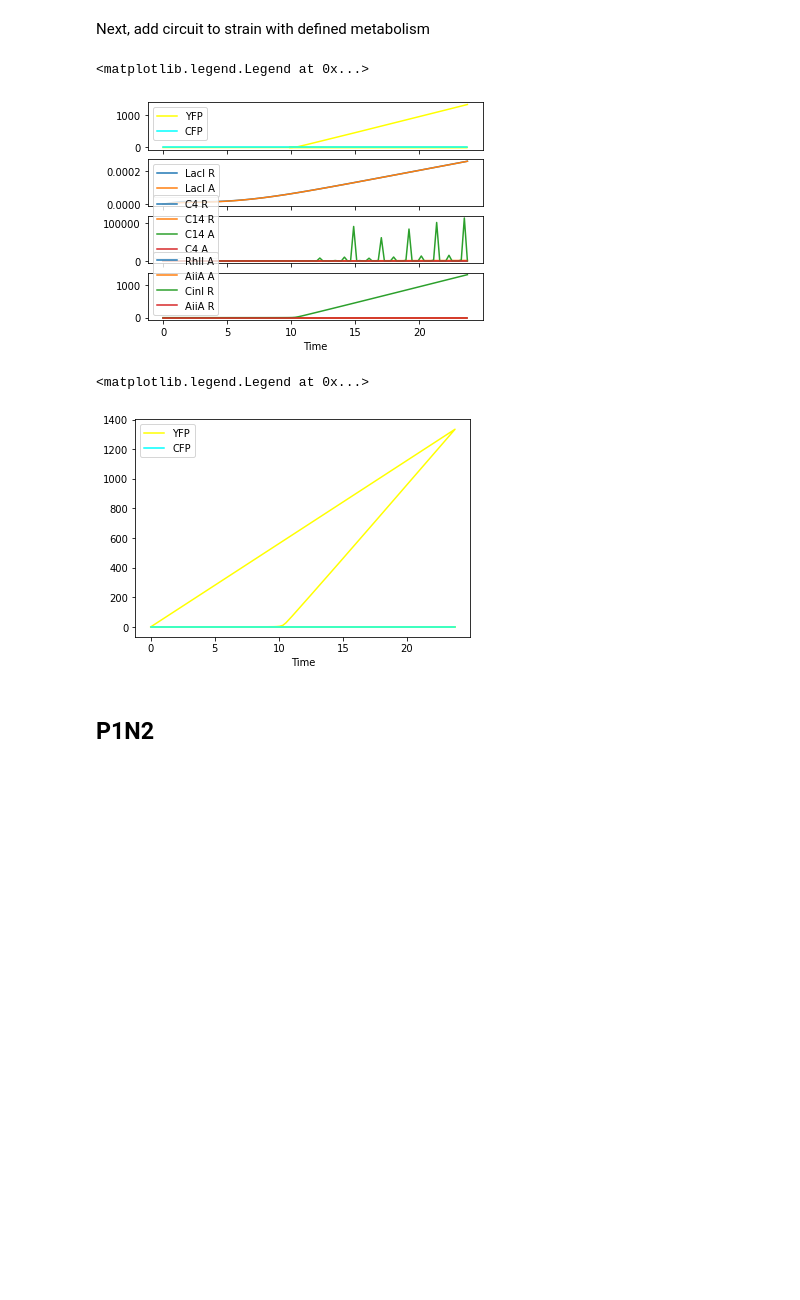
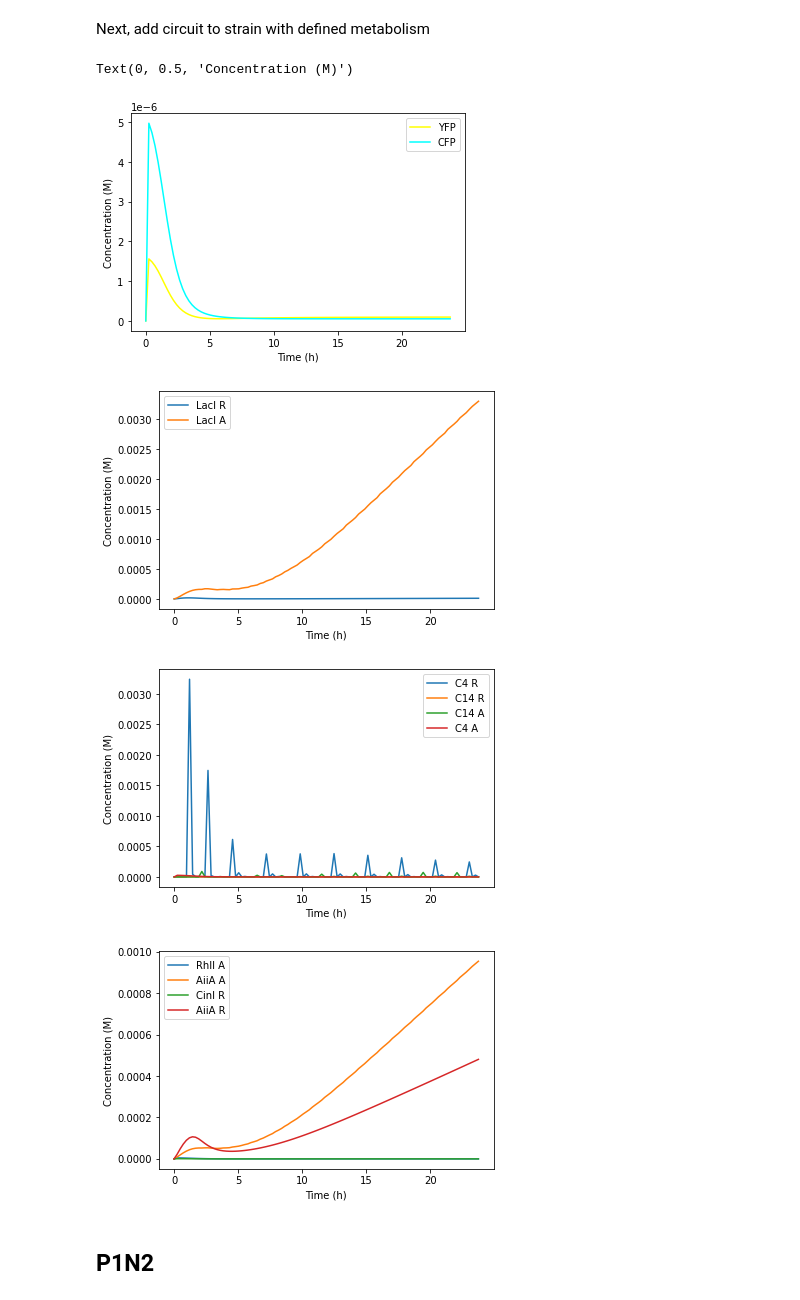
Before and after one commit to RudgeLab/LOICA, a Jupyter notebook: notebooks/compare_to_papers/Chen_et_al.ipynb, the cells around one changed output. Drawn from its saved outputs; the diff is of its cells as text; code cells hidden in the pictures; blank space fills up the shorter version.

Commit message:
Set parameters, change figures

```diff
--- a/notebooks/compare_to_papers/Chen_et_al.ipynb
+++ b/notebooks/compare_to_papers/Chen_et_al.ipynb
@@ -28,7 +28,7 @@ Then add gene products involved in genetic networks.
 # %%
 activator = lc.GeneticNetwork()
 
-degr_rate = 1.8*683.89*10**-9
+degr_rate = 1.8*60*683.89*10**-9
 rhli = lc.Regulator(name='RhlI', degradation_rate=degr_rate)
 c4 = lc.Regulator(name='C4', diffusion_rate=180)
 aiia = lc.Regulator(name="AiiA", degradation_rate=degr_rate)
@@ -51,14 +51,14 @@ cfp = lc.Reporter(name="CFP", degradation_rate=dr_cfp, color='blue')
 activator.add_regulator([rhli, c4, aiia, laci, c14])
 activator.add_reporter(cfp)
 
-c14_aiia = lc.Hill1(c14, aiia, alpha=[27.03 * 15.108 * 10**-9, 141.61 * 15.108 * 10**-9], K=594.23*10**-9, n=4, name='Pcin*')
-c14_laci = lc.Hill1(c14, laci, alpha=[8.36 * 10**-9, 1735.47 * 8.36 * 10**-9], K=2357.3*10**-9, n=4, name='Pcin')
+c14_aiia = lc.Hill1(c14, aiia, alpha=[27.03 * 15.108 * 60 * 10**-9, 141.61 * 15.108 *60* 10**-9], K=594.23*10**-9, n=4, name='Pcin*')
+c14_laci = lc.Hill1(c14, laci, alpha=[8.36 * 60* 10**-9, 1735.47 * 8.36 *60* 10**-9], K=2357.3*10**-9, n=4, name='Pcin')
 
 # TODO: write alternative degrader code an test how different the result is
-aiia_deg_ahls = lc.Degrader(enzyme=aiia, substrate=[c14, c4], Km=5510*10**-6, k2=135420)
+aiia_deg_ahls = lc.Degrader(enzyme=aiia, substrate=[c14, c4], Km=5510*10**-6, k2=135420, mode='papers')
 
-c4_laci_cfp = lc.Hill2(input=[c4, laci], output=cfp, alpha=[20.13*10.423*10**-9, 367.48*10.423*10**-9, 0, 0], K=[5937*10**-9, 47.7*10**-9], n=[4, 2], name='Prhl/lac-s')
-c4_laci_rhli = lc.Hill2(input=[c4, laci], output=rhli, alpha=[20.13*10.423*10**-9, 367.48*10.423*10**-9, 0, 0], K=[5937*10**-9, 47.7*10**-9], n=[4, 2], name='Prhl/lac-s')
+c4_laci_cfp = lc.Hill2(input=[c4, laci], output=cfp, alpha=[20.13*10.423*60*10**-9, 367.48*10.423*60*10**-9, 0, 0], K=[5937*10**-9, 47.7*10**-9], n=[4, 2], name='Prhl/lac-s')
+c4_laci_rhli = lc.Hill2(input=[c4, laci], output=rhli, alpha=[20.13*10.423*60*10**-9, 367.48*10.423*60*10**-9, 0, 0], K=[5937*10**-9, 47.7*10**-9], n=[4, 2], name='Prhl/lac-s')
 
 rhli_c4 = lc.Producer(enzyme=rhli, product=c4, k2=960)
 
@@ -83,7 +83,7 @@ activator_strain = lc.Strain(name="Activator", genetic_network=activator, metabo
 # %%
 repressor = lc.GeneticNetwork()
 
-degr_rate = 1.8*683.89*10**-9
+degr_rate = 1.8*683.89*60*10**-9
 cini = lc.Regulator(name='CinI', degradation_rate=degr_rate)
 c4_r = lc.Regulator(name='C4', diffusion_rate=180)
 aiia_r = lc.Regulator(name="AiiA", degradation_rate=degr_rate)
@@ -108,17 +108,17 @@ repressor.add_regulator([cini, c4_r, aiia_r, laci_r, c14_r])
 repressor.add_reporter(yfp)
 
 # TODO: find a, K and n
-c14_aiia_r = lc.Hill1(c14_r, aiia_r, alpha=[27.03 * 15.108 * 10**-9, 141.61 * 15.108 * 10**-9], K=594.23*10**-9, n=4, name='Pcin*')
-c14_laci_r = lc.Hill1(c14_r, laci_r, alpha=[8.36 * 10**-9, 1735.47 * 8.36 * 10**-9], K=2357.3*10**-9, n=4, name='Pcin')
+c14_aiia_r = lc.Hill1(c14_r, aiia_r, alpha=[27.03 * 15.108 *60* 10**-9, 141.61 * 15.108 *60* 10**-9], K=594.23*10**-9, n=4, name='Pcin*')
+c14_laci_r = lc.Hill1(c14_r, laci_r, alpha=[8.36 *60* 10**-9, 1735.47 * 8.36 *60* 10**-9], K=2357.3*10**-9, n=4, name='Pcin')
 
-aiia_deg_ahls_r = lc.Degrader(enzyme=aiia_r, substrate=[c14_r, c4_r], Km=5510*10**-6, k2=135420)
+aiia_deg_ahls_r = lc.Degrader(enzyme=aiia_r, substrate=[c14_r, c4_r], Km=5510*10**-6, k2=135420, mode='papers')
 
-c14_laci_yfp = lc.Hill2(input=[c14_r, laci_r], output=yfp, alpha=[0.1, 100, 0.1, 0.1], K=[10, 10], n=[2, 2], name='Pcin/lac')
-c14_laci_cini = lc.Hill2(input=[c14_r, laci_r], output=cini, alpha=[0.1, 100, 0.1, 0.1], K=[10, 10], n=[2, 2], name='Pcin/lac')
+c14_laci_yfp = lc.Hill2(input=[c14_r, laci_r], output=yfp, alpha=[41.8*7.723*60*10**-9, 197.49*7.723*60*10**-9, 0, 0], K=[594.23*10**-9, 47*10**-9], n=[4, 2], name='Pcin/lac')
+c4_laci_cini = lc.Hill2(input=[c4_r, laci_r], output=cini, alpha=[20.13*10.423*60*10**-9, 367.48*10.423*60*10**-9, 0, 0], K=[5937*10**-9, 47.7*10**-9], n=[4, 2], name='Prhl/lac-s')
 
 cini_c14 = lc.Producer(enzyme=cini, product=c14_r, k2=120)
 
-repressor.add_operator([c14_aiia_r, c14_laci_r, c14_laci_yfp, c14_laci_cini])
+repressor.add_operator([c14_aiia_r, c14_laci_r, c14_laci_yfp, c4_laci_cini])
 repressor.add_impactor([aiia_deg_ahls_r, cini_c14])
 # %%
 plt.figure(figsize=(3.5,3.5), dpi=200)
@@ -143,27 +143,41 @@ assay.run(substeps=50, stochastic=False, mode="track_all")
 # %%
 m = assay.measurements
 # fig,(ax, ax1, ax2) = plt.subplots(3,1, sharex=True)
-fig,(ax, ax1, ax2, ax3) = plt.subplots(4,1, sharex=True)
+fig,ax = plt.subplots()
+fig1,ax1 = plt.subplots()
+fig2,ax2 = plt.subplots()
+fig3,ax3 = plt.subplots()
 m[m.Signal=='YFP in Repressor'].plot(x='Time', y='Measurement', color='yellow', style='-', ax=ax)
 m[m.Signal=='CFP in Activator'].plot(x='Time', y='Measurement', color='cyan', style='-', ax=ax)
 
 m[m.Signal=='LacI in Repressor'].plot(x='Time', y='Measurement', style='-', ax=ax1)
 m[m.Signal=='LacI in Activator'].plot(x='Time', y='Measurement', style='-', ax=ax1)
 
 m[m.Signal=='C4 in Repressor'].plot(x='Time', y='Measurement', style='-', ax=ax2)
 m[m.Signal=='C14 in Repressor'].plot(x='Time', y='Measurement', style='-', ax=ax2)
 m[m.Signal=='C14 in Activator'].plot(x='Time', y='Measurement', style='-', ax=ax2)
 m[m.Signal=='C4 in Activator'].plot(x='Time', y='Measurement', style='-', ax=ax2)
 
 m[m.Signal=='RhlI in Activator'].plot(x='Time', y='Measurement', style='-', ax=ax3)
 m[m.Signal=='AiiA in Activator'].plot(x='Time', y='Measurement', style='-', ax=ax3)
 m[m.Signal=='CinI in Repressor'].plot(x='Time', y='Measurement', style='-', ax=ax3)
 m[m.Signal=='AiiA in Repressor'].plot(x='Time', y='Measurement', style='-', ax=ax3)
 
 ax.legend(['YFP', 'CFP'])
+ax.set_xlabel('Time (h)')
+ax.set_ylabel('Concentration (M)')
 ax1.legend(['LacI R', 'LacI A'])
+ax1.set_xlabel('Time (h)')
+ax1.set_ylabel('Concentration (M)')
 ax2.legend(['C4 R', 'C14 R', 'C14 A', 'C4 A'])
+ax2.set_xlabel('Time (h)')
+ax2.set_ylabel('Concentration (M)')
 ax3.legend(['RhlI A', 'AiiA A', 'CinI R', 'AiiA R'])
+ax3.set_xlabel('Time (h)')
+ax3.set_ylabel('Concentration (M)')
 # %% [output]
-<matplotlib.legend.Legend at 0x...>
+Text(0, 0.5, 'Concentration (M)')
-[figure, old version]
+[figure, new version]
+[figure, added]
+[figure, added]
+[figure, added]
@@ -172,12 +184,3 @@ assay.run(substeps=50, stochastic=False, mode='single_cell')
-# %%
-m = assay.measurements
-fig, ax = plt.subplots(1, 1)
-m[m.Signal=='YFP in Repressor'].plot(x='Time', y='Measurement', color='yellow', style='-', ax=ax)
-m[m.Signal=='CFP in Activator'].plot(x='Time', y='Measurement', color='cyan', style='-', ax=ax)
-ax.legend(['YFP', 'CFP'])
-# %% [output]
-<matplotlib.legend.Legend at 0x...>
-[figure, removed]
 # %% [markdown]
 ## P1N2
 # %%
```
Also changed, not shown: parts of 2 cells of this notebook.
